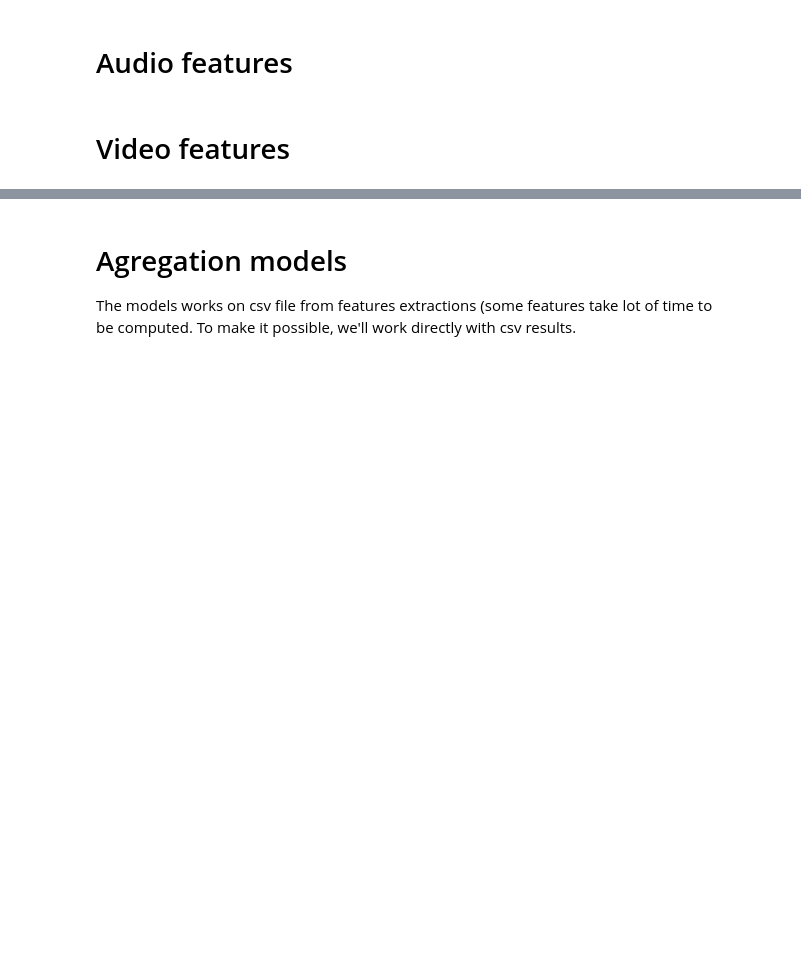
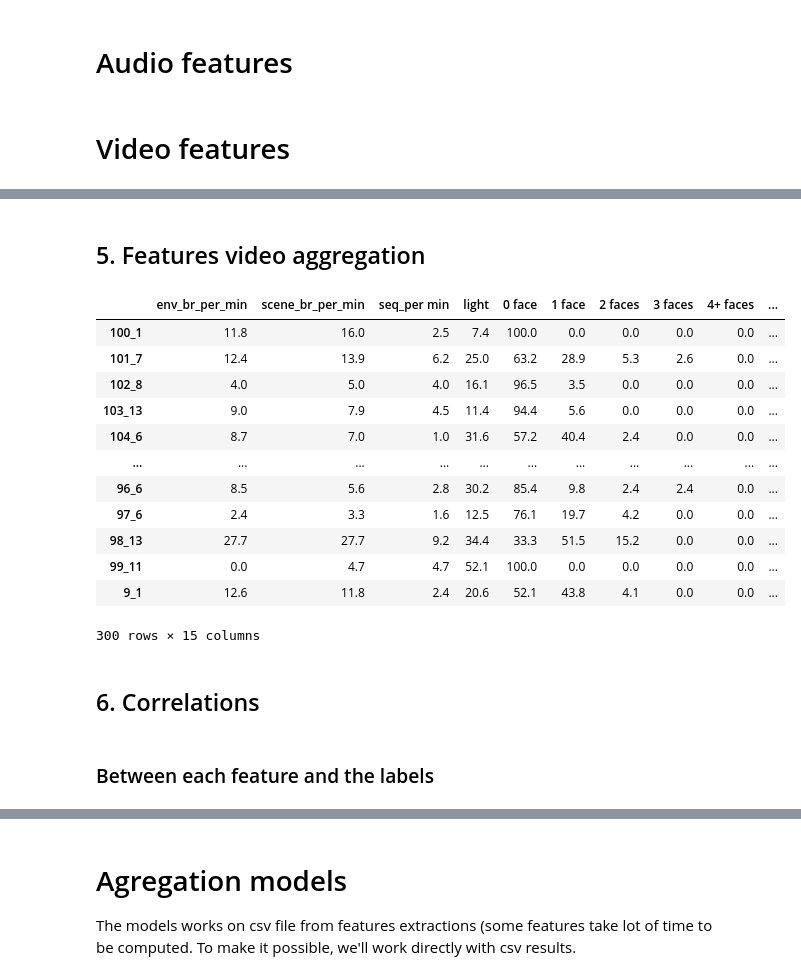
Before and after one commit to vincentnam/Project-Archean, a Jupyter notebook: ChallengeM2SID_2019.ipynb, the cells around one changed output, grey strips where cells are left out. Drawn from its saved outputs; the diff is of its cells as text; code cells hidden in the pictures; blank space fills up the shorter version.

```diff
--- a/ChallengeM2SID_2019.ipynb
+++ b/ChallengeM2SID_2019.ipynb
@@ -1250,0 +1839,40 @@ Lasso_model(X,y)
+# %% [markdown]
+## 5. Features video aggregation
+# %%
+# Running this cell is optionnal
+
+# This section contains the code to create the video features using the csv files created in the previous section
+# The execution of the following cell needs the import of the 4 csv files we want to read.
+
+df_break = pd.read_csv('scene_breaks.csv', index_col = 0)
+df_lumi = pd.read_csv('lumi.csv', index_col = 0)
+df_faces = pd.read_csv('faces.csv', index_col = 0)
+df_nb_pers = pd.read_csv('nb_pers.csv', index_col = 0)
+# %%
+# Merge of the 4 dataframes in order to create the features for the video
+
+df_video = df_break.merge(df_lumi, how = 'outer', left_index = True, right_index = True)
+df_video = df_video.merge(df_faces, how = 'outer', left_index = True, right_index = True)
+df_video = df_video.merge(df_nb_pers, how = 'outer', left_index = True, right_index = True)
+
+df_video.to_csv('df_video.csv', sep = ',')
+
+df_video
+# %% [output]
+|  | env_br_per_min | scene_br_per_min | seq_per min | light | 0 face | 1 face | 2 faces | 3 faces | 4+ faces | ... |
+| 100_1 | 11.8 | 16.0 | 2.5 | 7.4 | 100.0 | 0.0 | 0.0 | 0.0 | 0.0 | ... |
+| 101_7 | 12.4 | 13.9 | 6.2 | 25.0 | 63.2 | 28.9 | 5.3 | 2.6 | 0.0 | ... |
+| 102_8 | 4.0 | 5.0 | 4.0 | 16.1 | 96.5 | 3.5 | 0.0 | 0.0 | 0.0 | ... |
+| 103_13 | 9.0 | 7.9 | 4.5 | 11.4 | 94.4 | 5.6 | 0.0 | 0.0 | 0.0 | ... |
+| 104_6 | 8.7 | 7.0 | 1.0 | 31.6 | 57.2 | 40.4 | 2.4 | 0.0 | 0.0 | ... |
+| ... | ... | ... | ... | ... | ... | ... | ... | ... | ... | ... |
+| 96_6 | 8.5 | 5.6 | 2.8 | 30.2 | 85.4 | 9.8 | 2.4 | 2.4 | 0.0 | ... |
+| 97_6 | 2.4 | 3.3 | 1.6 | 12.5 | 76.1 | 19.7 | 4.2 | 0.0 | 0.0 | ... |
+| 98_13 | 27.7 | 27.7 | 9.2 | 34.4 | 33.3 | 51.5 | 15.2 | 0.0 | 0.0 | ... |
+| 99_11 | 0.0 | 4.7 | 4.7 | 52.1 | 100.0 | 0.0 | 0.0 | 0.0 | 0.0 | ... |
+| 9_1 | 12.6 | 11.8 | 2.4 | 20.6 | 52.1 | 43.8 | 4.1 | 0.0 | 0.0 | ... |
+300 rows × 15 columns
+# %% [markdown]
+## 6. Correlations
+# %% [markdown]
+### Between each feature and the labels
```
Also changed, not shown: parts of 33 cells of this notebook.
